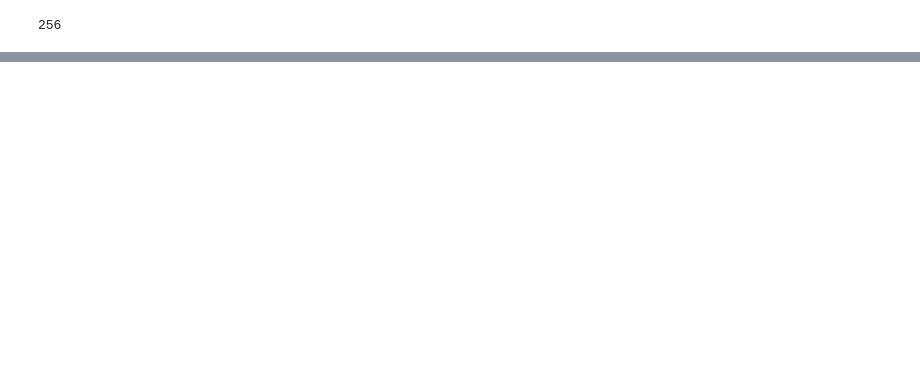
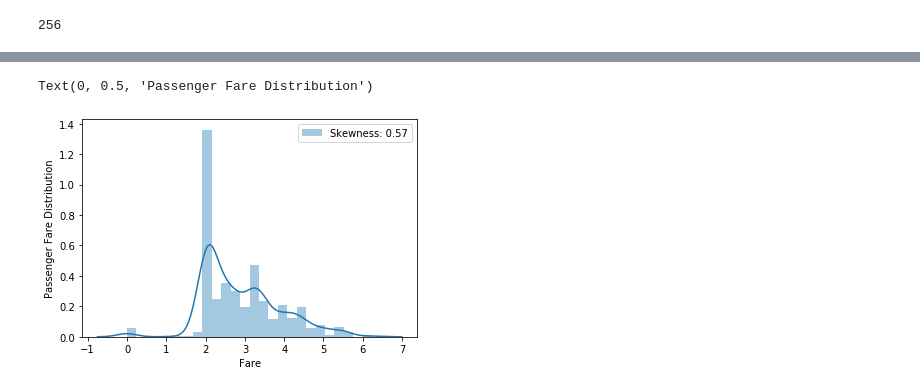
Before and after one commit to chongjason914/kaggle-titanic, a Jupyter notebook: Titanic Tutorial.ipynb, the cells around one changed output, grey strips where cells are left out. Drawn from its saved outputs; the diff is of its cells as text; code cells hidden in the pictures; blank space fills up the shorter version.

```diff
--- a/Titanic Tutorial.ipynb
+++ b/Titanic Tutorial.ipynb
@@ -659,0 +667,11 @@ for index in age_nan_indices:
+# %%
+# Apply log transformation to Fare column to reduce skewness
+
+combine['Fare'] = combine['Fare'].map(lambda x: np.log(x) if x > 0 else 0)
+# %%
+sns.distplot(combine['Fare'], label = 'Skewness: %.2f'%(combine['Fare'].skew()))
+plt.legend(loc = 'best')
+plt.ylabel('Passenger Fare Distribution')
+# %% [output]
+Text(0, 0.5, 'Passenger Fare Distribution')
+[figure, added]
```
Also changed, not shown: parts of 33 cells of this notebook.
